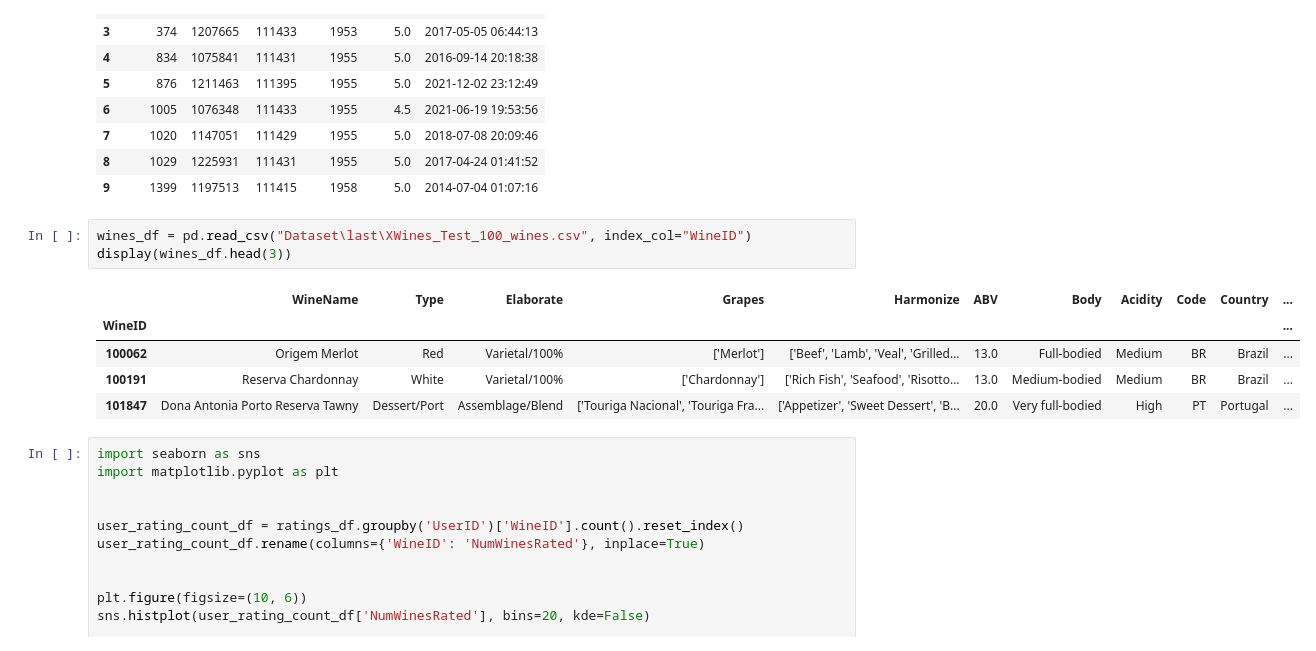
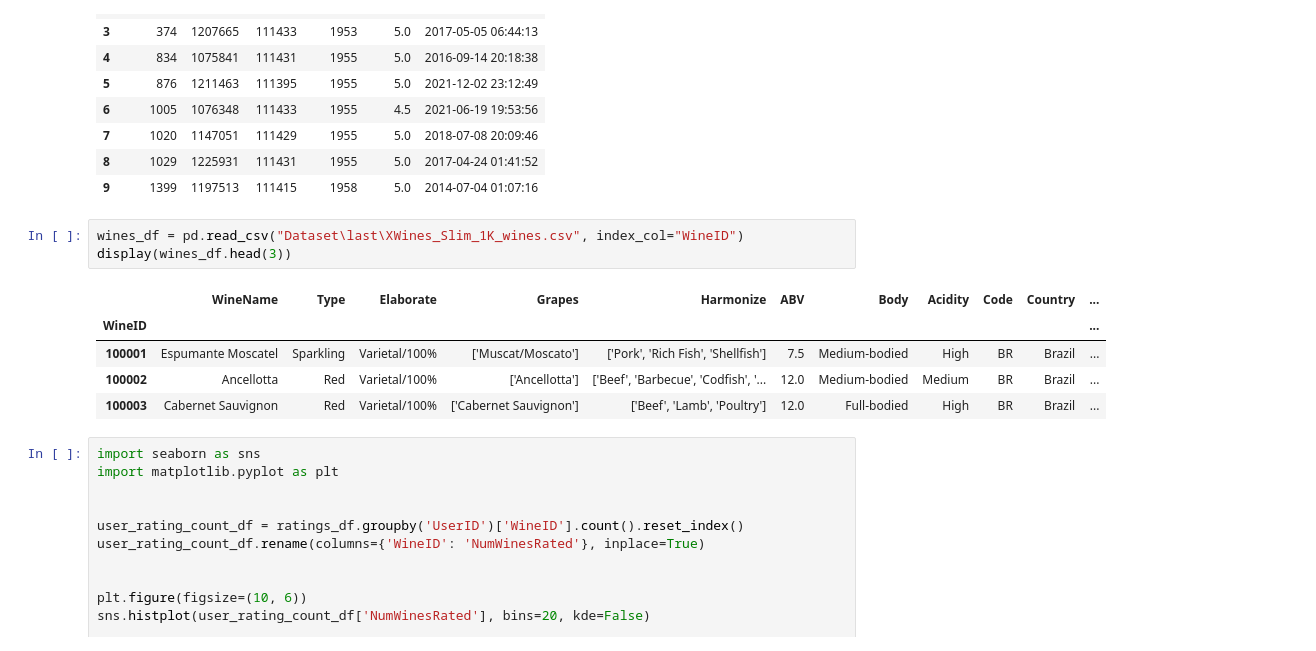
Before and after one commit to irrrrrrrrr/MAISE_RecSys_Group8_Ass, a Jupyter notebook: messingWithDataset.ipynb, the cells around one changed output. Drawn from its saved outputs; the diff is of its cells as text.

```diff
--- a/messingWithDataset.ipynb
+++ b/messingWithDataset.ipynb
@@ -16,14 +16,14 @@ display(ratings_df.head(10))
 | 8 | 1029 | 1225931 | 111431 | 1955 | 5.0 | 2017-04-24 01:41:52 |
 | 9 | 1399 | 1197513 | 111415 | 1958 | 5.0 | 2014-07-04 01:07:16 |
 # %%
-wines_df = pd.read_csv("Dataset\last\XWines_Test_100_wines.csv", index_col="WineID")
+wines_df = pd.read_csv("Dataset\last\XWines_Slim_1K_wines.csv", index_col="WineID")
 display(wines_df.head(3))
 # %% [output]
 |  | WineName | Type | Elaborate | Grapes | Harmonize | ABV | Body | Acidity | Code | Country | ... |
 | WineID |  |  |  |  |  |  |  |  |  |  | ... |
-| 100062 | Origem Merlot | Red | Varietal/100% | ['Merlot'] | ['Beef', 'Lamb', 'Veal', 'Grilled... | 13.0 | Full-bodied | Medium | BR | Brazil | ... |
-| 100191 | Reserva Chardonnay | White | Varietal/100% | ['Chardonnay'] | ['Rich Fish', 'Seafood', 'Risotto... | 13.0 | Medium-bodied | Medium | BR | Brazil | ... |
-| 101847 | Dona Antonia Porto Reserva Tawny | Dessert/Port | Assemblage/Blend | ['Touriga Nacional', 'Touriga Fra... | ['Appetizer', 'Sweet Dessert', 'B... | 20.0 | Very full-bodied | High | PT | Portugal | ... |
+| 100001 | Espumante Moscatel | Sparkling | Varietal/100% | ['Muscat/Moscato'] | ['Pork', 'Rich Fish', 'Shellfish'] | 7.5 | Medium-bodied | High | BR | Brazil | ... |
+| 100002 | Ancellotta | Red | Varietal/100% | ['Ancellotta'] | ['Beef', 'Barbecue', 'Codfish', '... | 12.0 | Medium-bodied | Medium | BR | Brazil | ... |
+| 100003 | Cabernet Sauvignon | Red | Varietal/100% | ['Cabernet Sauvignon'] | ['Beef', 'Lamb', 'Poultry'] | 12.0 | Full-bodied | High | BR | Brazil | ... |
 # %%
 import seaborn as sns
 import matplotlib.pyplot as plt
```
Also changed, not shown: parts of 2 cells of this notebook.
